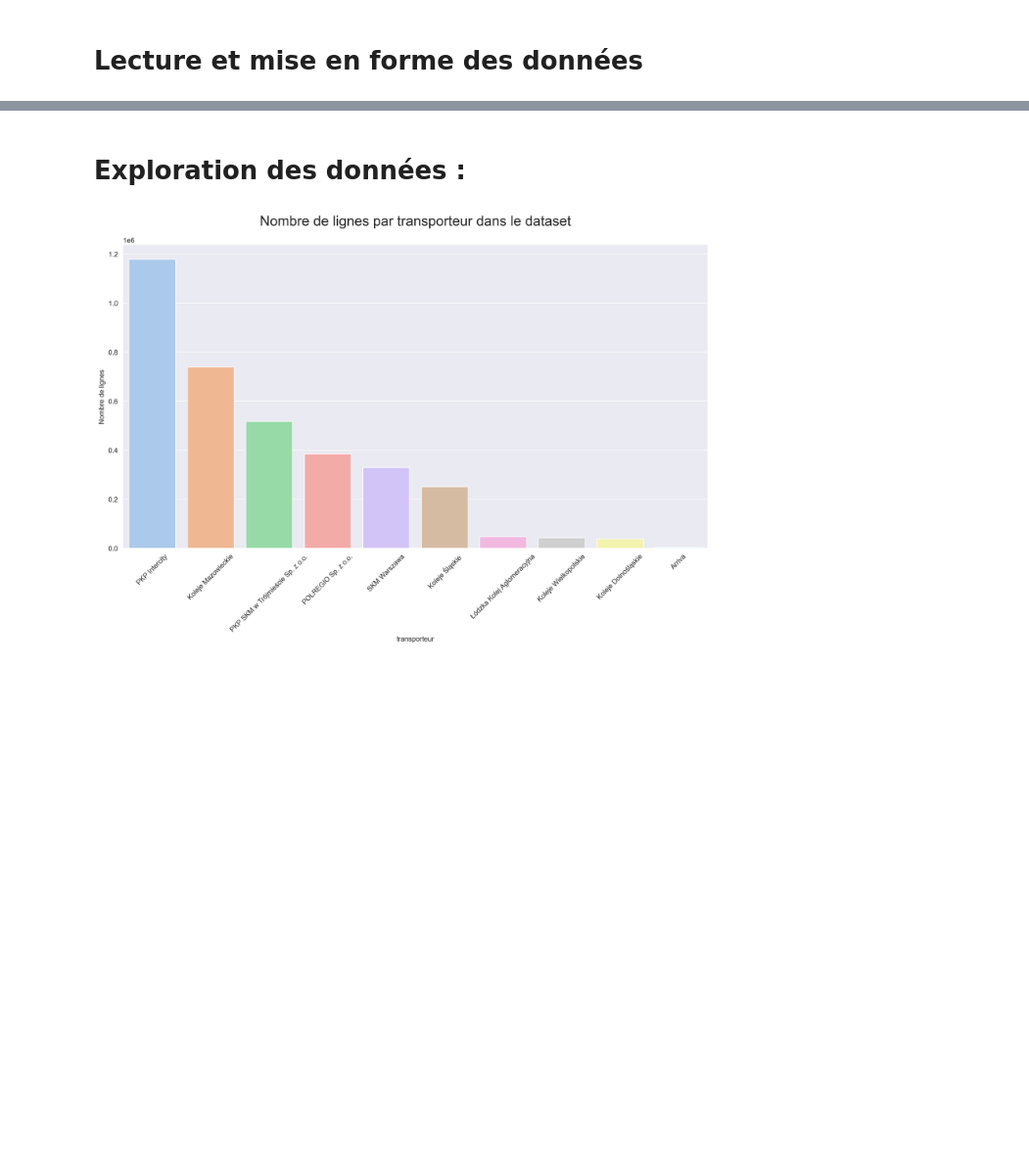
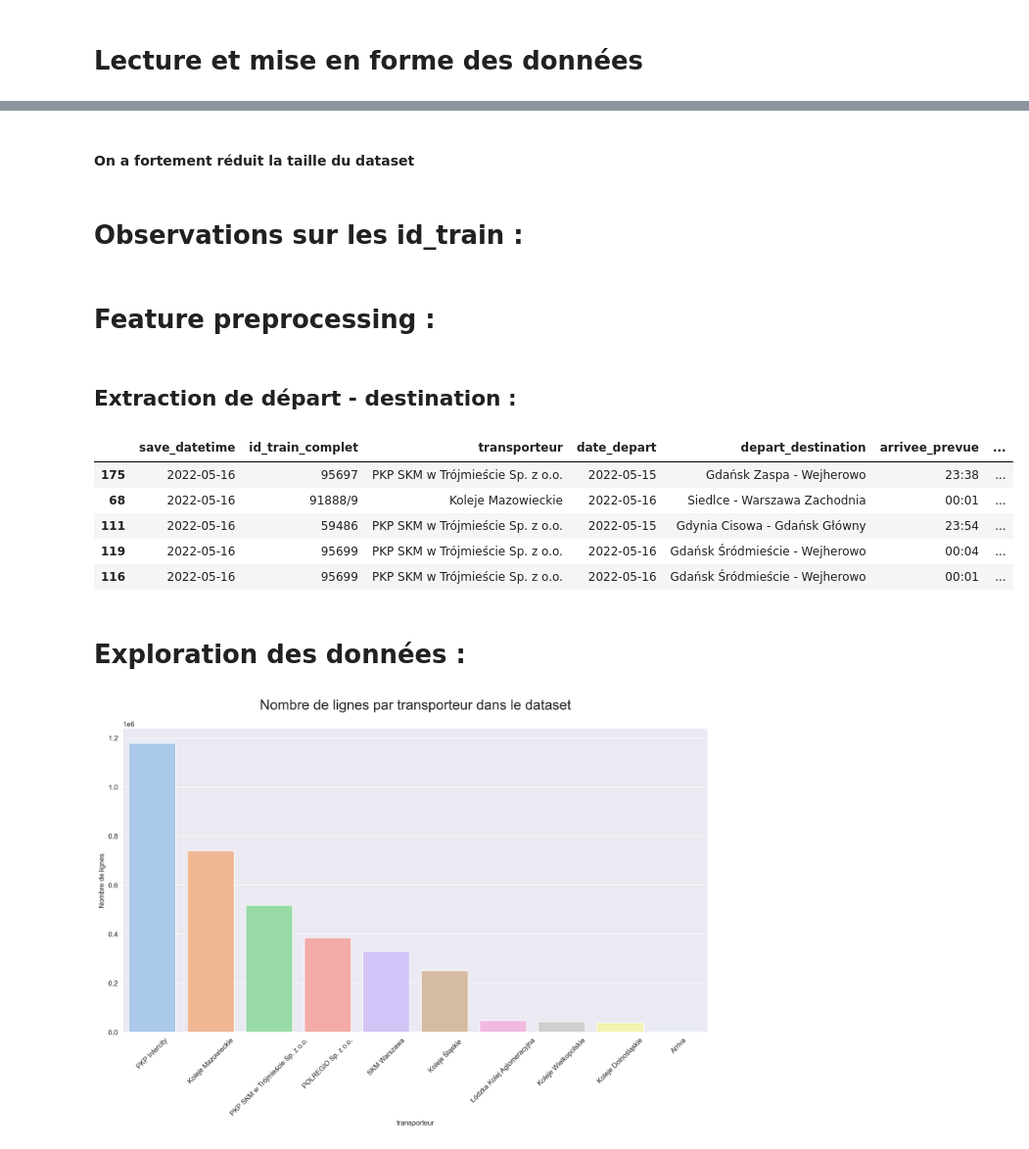
Before and after one commit to QuentinNav/MLUC_railways, a Jupyter notebook: MLUC_TD2-3.ipynb, the cells around one changed output, grey strips where cells are left out. Shown at 98% size. Cells and saved outputs as stored; diff of their text form; code cells hidden in the pictures; blank space fills up the shorter version.

```diff
--- a/MLUC_TD2-3.ipynb
+++ b/MLUC_TD2-3.ipynb
@@ -112,3 +84,21 @@ Valeurs nan dans itineraire_id : 0
+# %% [markdown]
+#### On a fortement réduit la taille du dataset
+# %% [markdown]
+# Observations sur les id_train  :
+# %% [markdown]
+# Feature preprocessing :
+# %% [markdown]
+## Extraction de départ - destination :
+# %%
+df[['depart','destination']] = df["depart_destination"].str.split(" - ",expand=True,)
+df.head()
+# %% [output]
+|  | save_datetime | id_train_complet | transporteur | date_depart | depart_destination | arrivee_prevue | ... |
+| 175 | 2022-05-16 | 95697 | PKP SKM w Trójmieście Sp. z o.o. | 2022-05-15 | Gdańsk Zaspa - Wejherowo | 23:38 | ... |
+| 68 | 2022-05-16 | 91888/9 | Koleje Mazowieckie | 2022-05-16 | Siedlce - Warszawa Zachodnia | 00:01 | ... |
+| 111 | 2022-05-16 | 59486 | PKP SKM w Trójmieście Sp. z o.o. | 2022-05-15 | Gdynia Cisowa - Gdańsk Główny | 23:54 | ... |
+| 119 | 2022-05-16 | 95699 | PKP SKM w Trójmieście Sp. z o.o. | 2022-05-16 | Gdańsk Śródmieście - Wejherowo | 00:04 | ... |
+| 116 | 2022-05-16 | 95699 | PKP SKM w Trójmieście Sp. z o.o. | 2022-05-16 | Gdańsk Śródmieście - Wejherowo | 00:01 | ... |
 # %% [markdown]
 # Exploration des données :
 # %%
```
Also changed, not shown: parts of 8 cells of this notebook.
